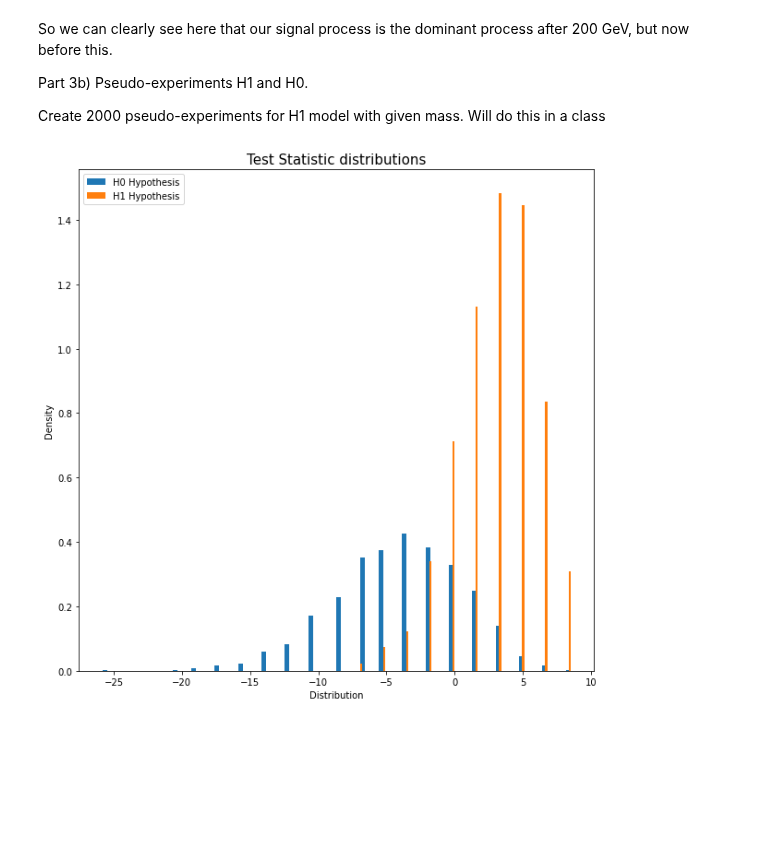
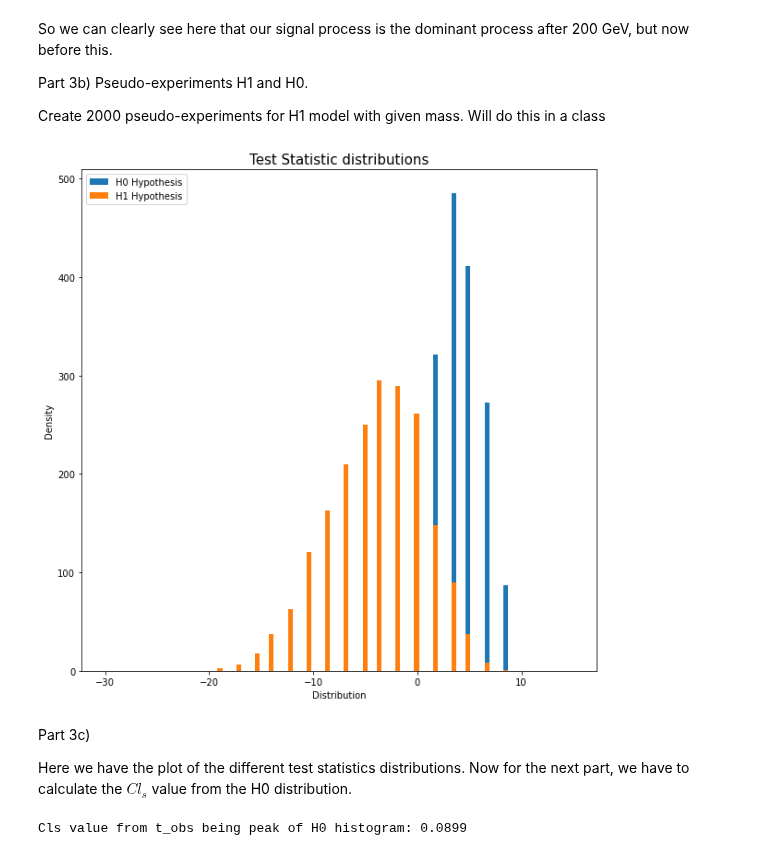
Before and after one commit to CasperMcTavish/DAML, a Jupyter notebook: CP10-WAITON-S1739002.ipynb, the cells around one changed output. Saved outputs shown, nothing was run; the diff lists cells and outputs as text; code cells hidden in the pictures; blank space fills up the shorter version.

```diff
--- a/CP10-WAITON-S1739002.ipynb
+++ b/CP10-WAITON-S1739002.ipynb
@@ -244,9 +244,9 @@ class pseudoexp():
         # collect L1 and L0
         L1_1, L0_1 = self.likelihoods_H1(mass)
         L1_0, L0_0 = self.likelihoods_H0(mass)
-        # Calculate test statistic
-        t_0 = -2*np.log(L1_1/L0_1)
-        t_1 = -2*np.log(L1_0/L0_0)
+        # Calculate test statistics, t_1 is H1, t_0 is H0 statistics
+        t_1 = -2*np.log(L1_1/L0_1)
+        t_0 = -2*np.log(L1_0/L0_0)
         return t_0, t_1
 # %%
 # Now do this 2000 times
@@ -261,12 +261,69 @@ for i in range(2000):
 # %%
 # Plot the histograms
 plt.figure(figsize = (10,10))
-plt.hist(t0list, bins = 100, label = "H0 Hypothesis", density = True)
-plt.hist(t1list, bins = 100, label = "H1 Hypothesis", density = True)
+h0bin_val, h0bin_w, h = plt.hist(t0list, bins = 100, label = "H0 Hypothesis", range = [-30, 15])
+h1bin_val, h1bin_w, h = plt.hist(t1list, bins = 100, label = "H1 Hypothesis", range = [-30, 15])
 plt.xlabel("Distribution", fontsize = 10)
 plt.ylabel("Density", fontsize = 10)
 plt.title("Test Statistic distributions", fontsize =15)
 plt.legend(loc = "upper left")
 plt.show()
 # %% [output]
-[figure, old version]
+[figure, new version]
+# %% [markdown]
+Part 3c)
+
+Here we have the plot of the different test statistics distributions. Now for the next part, we have to calculate the $Cl_s$ value from the H0 distribution.
+# %%
+# function that determines cls from list of bin values for our h1 and h0 hypothesis
+def cls_cal(h0bin_val, h1bin_val):
+
+    # Collect max value of H0 histogram
+    max_index = np.argmax(h0bin_val)
+
+    # Probability of background after halfway through t_obs/bin_val
+    # Add up bin values after the bin val for background hist
+    Clb = 0
+
+    # range across
+    for i in range(len(h0bin_val)):
+
+        # Counting up bins
+
+        # If larger than t_obs bin
+        if (i > max_index):
+            Clb += h0bin_val[i]
+        # If at t_obs bin, only add half of the bin
+        elif (i == max_index):
+            Clb += (h0bin_val[i]/2)
+
+    # Probability of signal and background after halfway through t_obs/bin_val
+    # Add up bin values after the bin val for signal and background hist
+
+    Clsb = 0
+
+
+    # range across
+    for i in range(len(h1bin_val)):
+
+        # Counting up bins
+
+        # If larger than t_obs bin
+        if (i > max_index):
+            Clsb += h1bin_val[i]
+        # If at t_obs bin, only add half of the bin
+        elif (i == max_index):
+            Clsb += (h1bin_val[i]/2)
+
+    # Calculate Cls
+
+    Cls = Clsb/(Clb)
+
+
+    return Cls
+
+# Calculate and print
+CLS = cls_cal(h0bin_val, h1bin_val)
+print("Cls value from t_obs being peak of H0 histogram: {:.4f}".format(CLS))
+# %% [output]
+Cls value from t_obs being peak of H0 histogram: 0.0899
```
Also changed, not shown: parts of 6 cells of this notebook.
